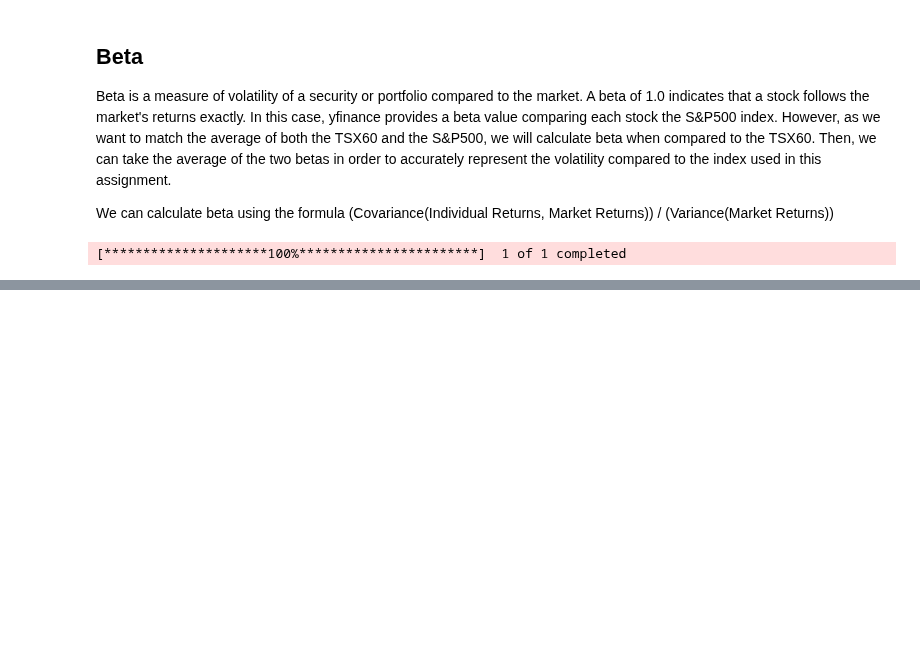
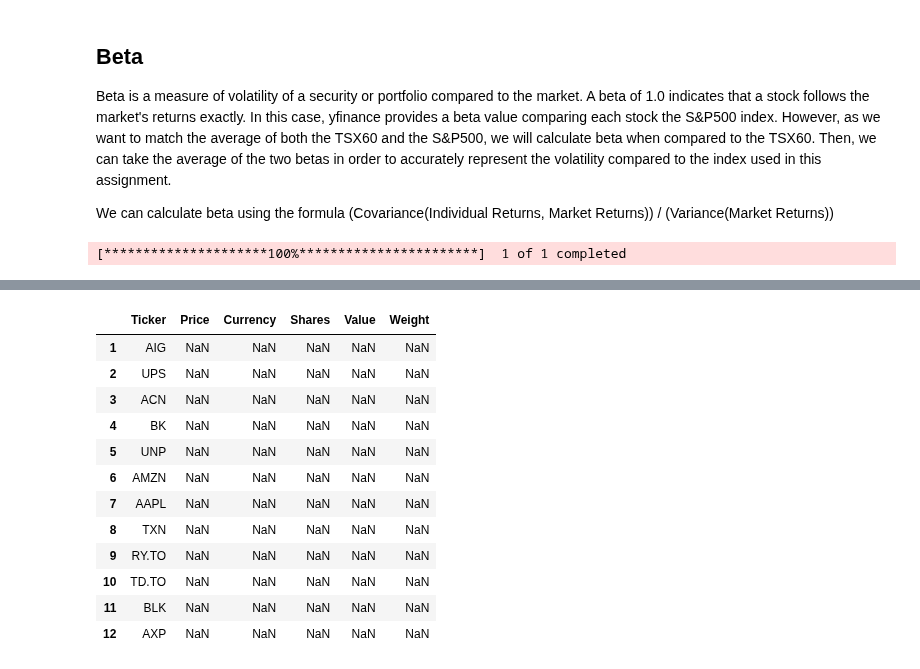
Before and after one commit to emlyqi/cfm101final, a Jupyter notebook: Team_05_Assignment.ipynb, the cells around one changed output, grey strips where cells are left out. Drawn from its saved outputs; the diff is of its cells as text; code cells hidden in the pictures; blank space fills up the shorter version.

Commit message:
add first 12 stocks to df

```diff
--- a/Team_05_Assignment.ipynb
+++ b/Team_05_Assignment.ipynb
@@ -132,8 +129,12 @@ for ticker in tickerlist:
 # %% [output]
 [*********************100%***********************]  1 of 1 completed
 # %%
+#create list to store sorted order
+betaSorted = []
 print('The stocks sorted by closeness to 1.0 are: ')
 for t in sorted(beta_dict, key=beta_dict.get, reverse=False):
-    print(t, beta_dict[t])
+    betaSorted.append([t, beta_dict[t]])
+
+print(betaSorted)
 # %% [output]
 The stocks sorted by closeness to 1.0 are:
@@ -162,0 +151,30 @@ Although the beta of each company deviates further and further from 1 as we go d
+# %%
+#create dataframe for portfolio and store first 12 stocks on list inside
+Portfolio_Final = pd.DataFrame(columns=["Ticker", "Price", "Currency", "Shares", "Value", "Weight"])
+
+
+
+#extract the first 12 tickers
+tickers = [betaSorted[i][0] for i in range(12)]
+
+#assign the tickers list to a new column in the DataFrame
+Portfolio_Final["Ticker"] = tickers
+
+# change index to start at 1
+Portfolio_Final.index = range(1, len(Portfolio_Final) + 1)
+
+Portfolio_Final
+# %% [output]
+|  | Ticker | Price | Currency | Shares | Value | Weight |
+| 1 | AIG | NaN | NaN | NaN | NaN | NaN |
+| 2 | UPS | NaN | NaN | NaN | NaN | NaN |
+| 3 | ACN | NaN | NaN | NaN | NaN | NaN |
+| 4 | BK | NaN | NaN | NaN | NaN | NaN |
+| 5 | UNP | NaN | NaN | NaN | NaN | NaN |
+| 6 | AMZN | NaN | NaN | NaN | NaN | NaN |
+| 7 | AAPL | NaN | NaN | NaN | NaN | NaN |
+| 8 | TXN | NaN | NaN | NaN | NaN | NaN |
+| 9 | RY.TO | NaN | NaN | NaN | NaN | NaN |
+| 10 | TD.TO | NaN | NaN | NaN | NaN | NaN |
+| 11 | BLK | NaN | NaN | NaN | NaN | NaN |
+| 12 | AXP | NaN | NaN | NaN | NaN | NaN |
```
Also changed, not shown: parts of 6 cells of this notebook.
